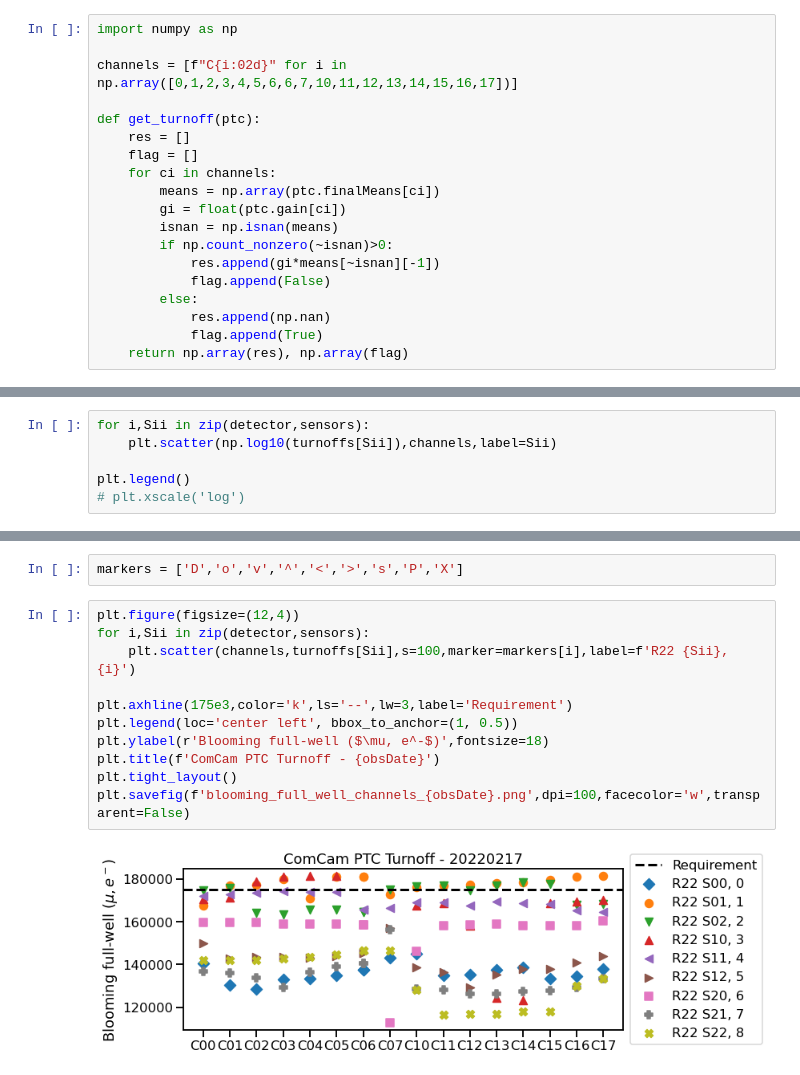
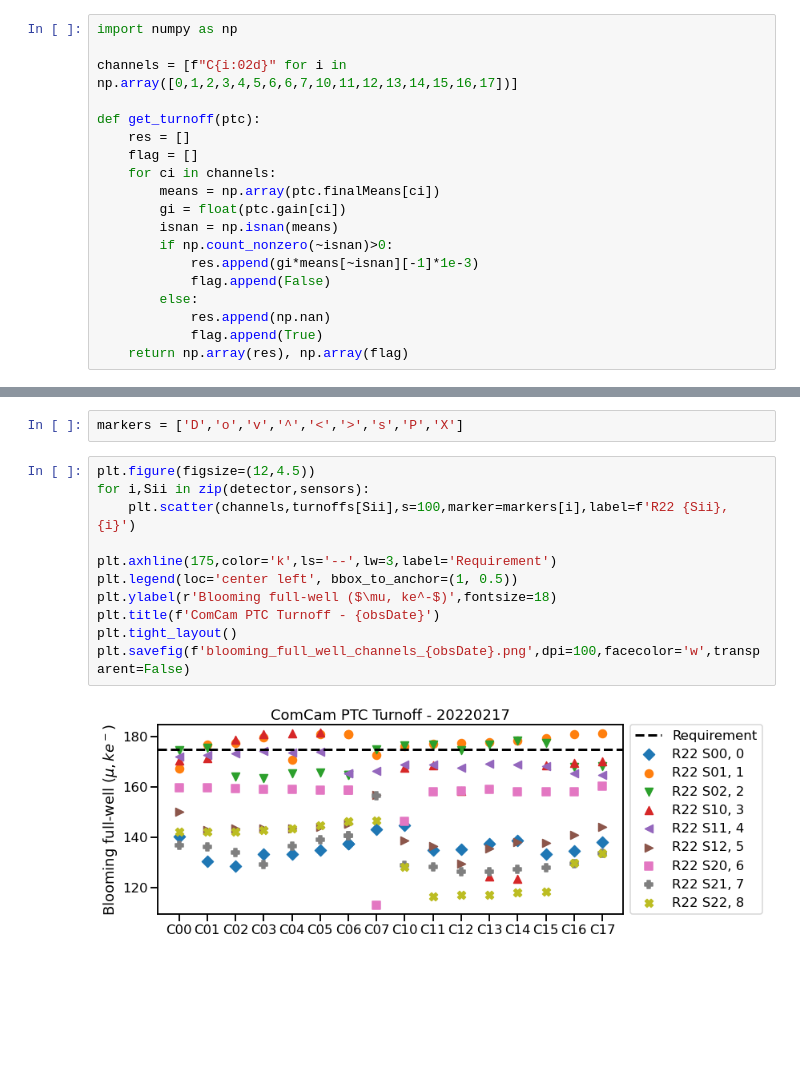
Before and after one commit to estevesjh/ComScratchStuff, a Jupyter notebook: ComCam/ptcRuns/quickLook.ipynb, the cells around one changed output, grey strips where cells are left out. Drawn from its saved outputs; the diff is of its cells as text; blank space fills up the shorter version.

```diff
--- a/ComCam/ptcRuns/quickLook.ipynb
+++ b/ComCam/ptcRuns/quickLook.ipynb
@@ -165,7 +165,7 @@ def get_turnoff(ptc):
         gi = float(ptc.gain[ci])
         isnan = np.isnan(means)
         if np.count_nonzero(~isnan)>0:
-            res.append(gi*means[~isnan][-1])
+            res.append(gi*means[~isnan][-1]*1e-3)
             flag.append(False)
         else:
             res.append(np.nan)
@@ -220,9 +212,3 @@ sns.set_context('talk')
 turnoffs_matrix = np.full((len(sensors),len(channels)), np.nan)
 for i,Sii in zip(detector,sensors):
     turnoffs_matrix[i] = turnoffs[Sii]
-# %%
-for i,Sii in zip(detector,sensors):
-    plt.scatter(np.log10(turnoffs[Sii]),channels,label=Sii)
-
-plt.legend()
-# plt.xscale('log')
@@ -237,15 +215,15 @@ plt.scatter(sensors,np.log10(np.nanmedian(turnoffs_matrix,axis=1)))
 # %%
 markers = ['D','o','v','^','<','>','s','P','X']
 # %%
-plt.figure(figsize=(12,4))
+plt.figure(figsize=(12,4.5))
 for i,Sii in zip(detector,sensors):
     plt.scatter(channels,turnoffs[Sii],s=100,marker=markers[i],label=f'R22 {Sii}, {i}')
 
-plt.axhline(175e3,color='k',ls='--',lw=3,label='Requirement')
+plt.axhline(175,color='k',ls='--',lw=3,label='Requirement')
 plt.legend(loc='center left', bbox_to_anchor=(1, 0.5))
-plt.ylabel(r'Blooming full-well ($\mu, e^-$)',fontsize=18)
+plt.ylabel(r'Blooming full-well ($\mu, ke^-$)',fontsize=18)
 plt.title(f'ComCam PTC Turnoff - {obsDate}')
 plt.tight_layout()
 plt.savefig(f'blooming_full_well_channels_{obsDate}.png',dpi=100,facecolor='w',transparent=False)
 # %% [output]
-[figure, old version]
+[figure, new version]
```
Also changed, not shown: parts of 6 cells of this notebook.
